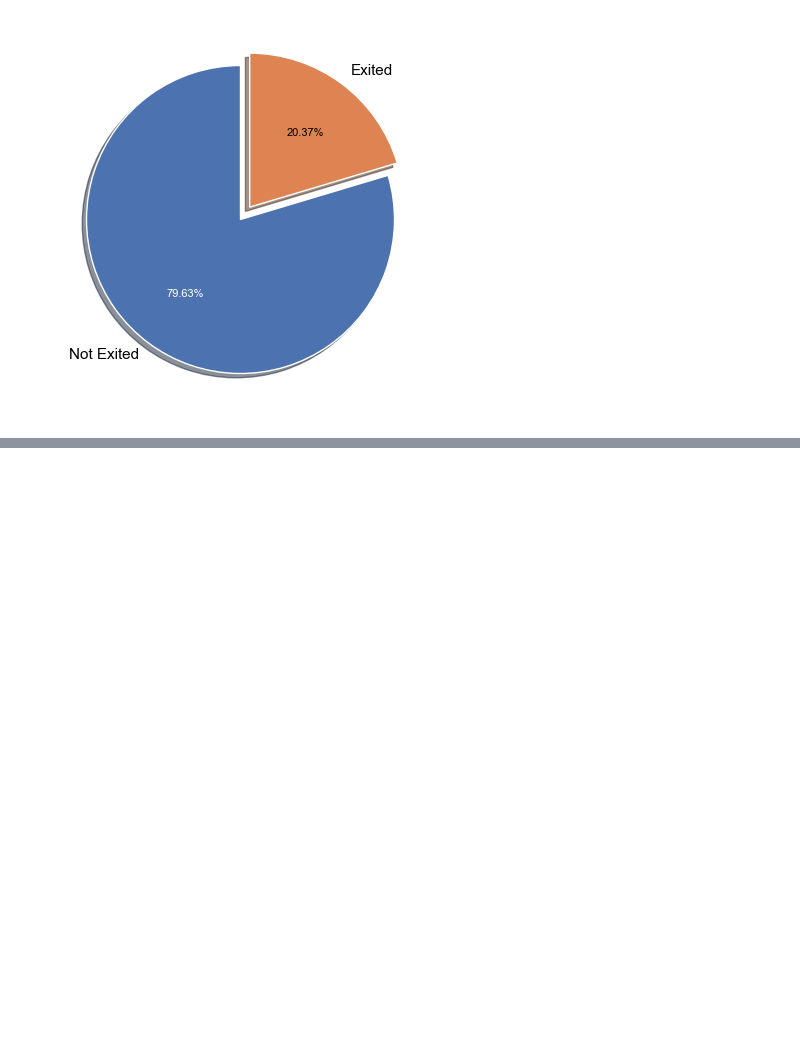
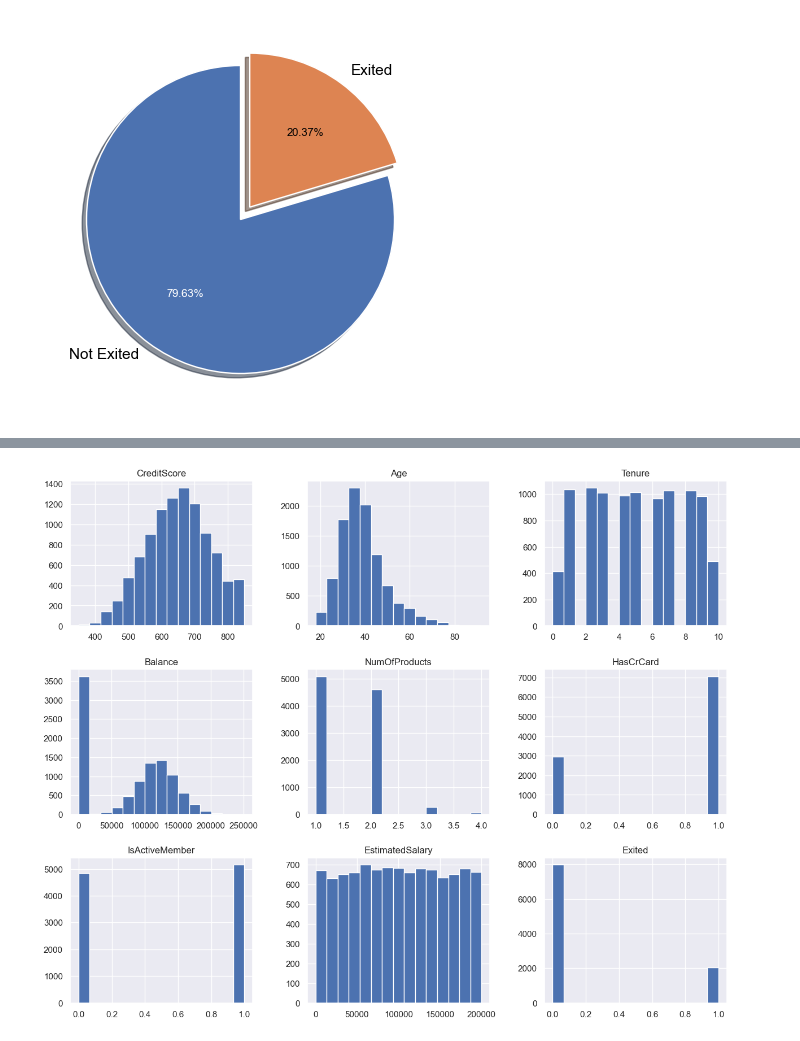
Before and after one commit to ashraful-shuvon/Machine_learning, a Jupyter notebook: Bank Customer Churn Prediction ML Project - Explainable Ai/Bank Churn EDA and Preprocessing .ipynb, the cells around one changed output, grey strips where cells are left out. Saved outputs shown, nothing was run; the diff lists cells and outputs as text; code cells hidden in the pictures; blank space fills up the shorter version.

```diff
--- a/Bank Customer Churn Prediction ML Project - Explainable Ai/Bank Churn EDA and Preprocessing .ipynb
+++ b/Bank Customer Churn Prediction ML Project - Explainable Ai/Bank Churn EDA and Preprocessing .ipynb
@@ -215,0 +246,7 @@ plt.show()
+# %%
+# check count based on numerical features
+
+df1.hist(figsize=(15,12), bins = 15)
+plt.show()
+# %% [output]
+[figure, added]
```
Also changed, not shown: parts of 50 cells of this notebook.
